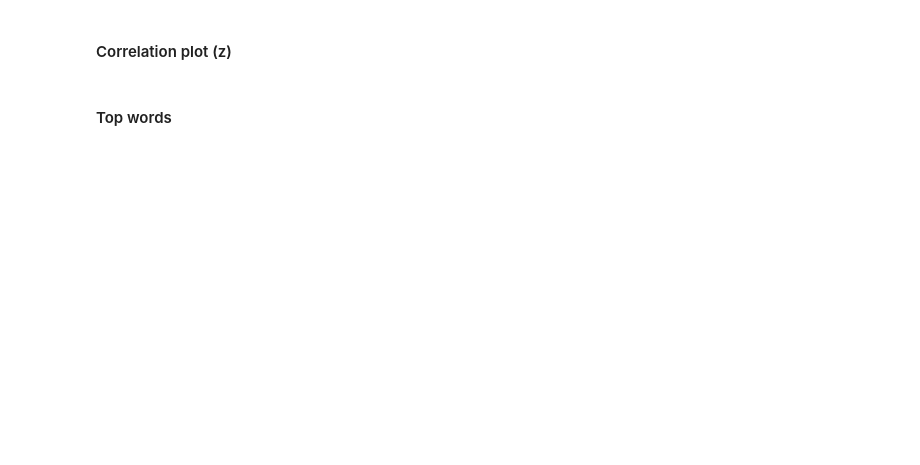
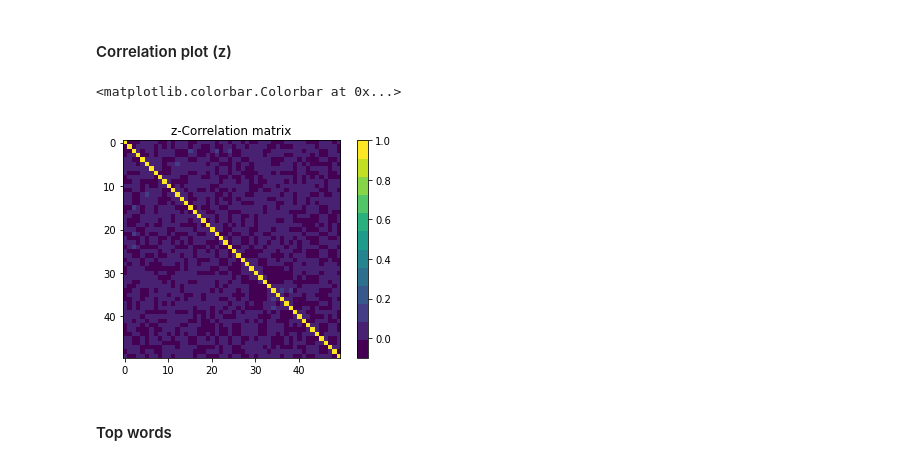
Before and after one commit to divankovic/nlp_disentanglement, a Jupyter notebook: experiments/hfvae.ipynb, the cells around one changed output. Saved outputs shown, nothing was run; the diff lists cells and outputs as text; code cells hidden in the pictures; blank space fills up the shorter version.

```diff
--- a/experiments/hfvae.ipynb
+++ b/experiments/hfvae.ipynb
@@ -200,11 +199,17 @@ plt.savefig(SAVE_PATH+'tsne_by_class.png')
 #### Correlation plot (z)
 # %%
 #correlation plot
+from matplotlib import cm
 cov_matrix = np.corrcoef(zs.T)
-plt.imshow(cov_matrix, interpolation='None')
+plt.imshow(cov_matrix, interpolation='None', cmap=cm.get_cmap('viridis',12))
 plt.title('z-Correlation matrix')
 plt.colorbar()
-plt.savefig(SAVE_PATH+'z-correlations.png')
+# plt.savefig(SAVE_PATH+'z-correlations.png')
+# ok - correlations within a group(top left, bottom right)
+# no correlations between groups (top right, bottom left)
+# %% [output]
+<matplotlib.colorbar.Colorbar at 0x...>
+[figure, added]
 # %% [markdown]
 #### Top words
 # %%
```
Also changed, not shown: parts of 6 cells of this notebook, 1 other file.
